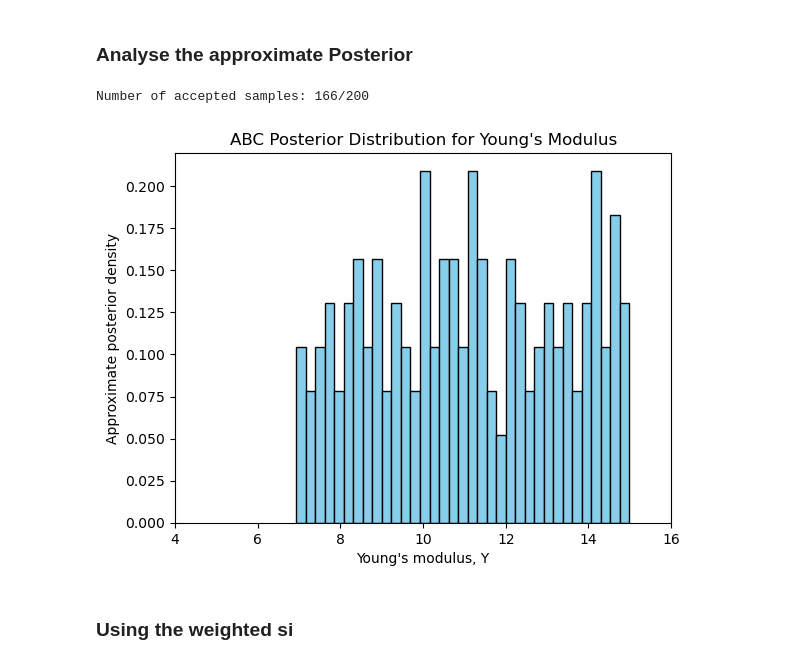
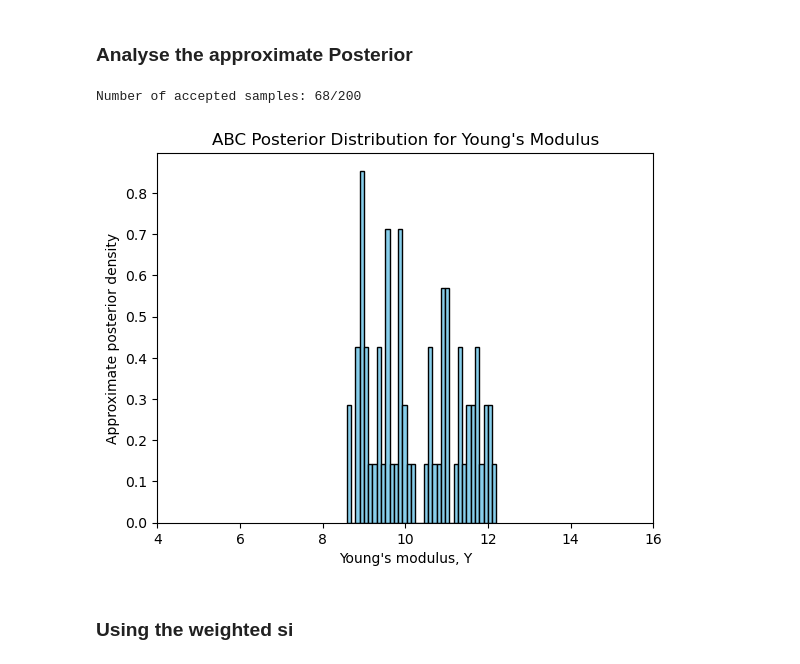
Before and after one commit to lusxvr/bayesian_parameter_identification, a Jupyter notebook: Bayesian_Parameter_Identification.ipynb, the cells around one changed output. Saved outputs shown, nothing was run; the diff lists cells and outputs as text; code cells hidden in the pictures.

```diff
--- a/Bayesian_Parameter_Identification.ipynb
+++ b/Bayesian_Parameter_Identification.ipynb
@@ -430,3 +431,23 @@ def compute_distance(U1, U2, eps=1e-12):
     # Relative error (avoid division by zero in trivial cases)
     distance = diff_L2 / (ref_L2 + eps)
     return distance
+
+def compute_distance(U1, U2, eps=1e-12):
+    """
+    Computes a symmetric dimensionless distance between two displacement fields U1 and U2.
+
+    This function uses the Symmetric Mean Absolute Percentage Error (SMAPE) approach,
+    which is inherently symmetric.
+    """
+    # L^2 norm of each field
+    U1_L2 = df.sqrt(df.assemble(df.inner(U1, U1) * dV))
+    U2_L2 = df.sqrt(df.assemble(df.inner(U2, U2) * dV))
+
+    # L^2 norm of the difference
+    diff_L2 = df.sqrt(df.assemble(df.inner(U1 - U2, U1 - U2) * dV))
+
+    # Symmetric relative error (SMAPE-inspired)
+    # This divides the difference by the average of the two norms
+    distance = 2.0 * diff_L2 / (U1_L2 + U2_L2 + eps)
+
+    return distance
@@ -490,12 +511,18 @@ def ABC_rejection(U_obs, Y_min, Y_max, N_trials, epsilon, noise_mean, noise_sd):
         # Solve the forward model with the sampled Young modulus
         # Note: use init_U=True to reinitialize the displacement field at each iteration.
         #solve_nonlinear_model(mesh=mesh, boundaries_mf=boundaries_mf, bcs=bcs, U=U, Y=Y_sample, nu=nu, P=P_obs, init_U=True)
-        solve_linear_model(mesh=mesh, boundaries_mf=boundaries_mf, bcs=bcs, U=U, Y=Y_sample, nu=nu, P=P_obs, init_U=True)
+        #solve_linear_model(mesh=mesh, boundaries_mf=boundaries_mf, bcs=bcs, U=U, Y=Y_sample, nu=nu, P=P_obs, init_U=True)
         # Generate the noise
-        U.vector()[:] += numpy.random.normal(loc=noise_mean, scale=noise_sd, size=U.vector().get_local().shape)
+        #U.vector()[:] += numpy.random.normal(loc=noise_mean, scale=noise_sd, size=U.vector().get_local().shape)
+        # Compute the discrepancy between the current simulation and the observed data
+        #d = compute_distance(U, U_obs)
 
-        # Compute the discrepancy between the current simulation and the observed data
-        d = compute_distance(U, U_obs)
+        U_trial = df.Function(U_obs.function_space())
+        U_trial.assign(U_obs)
+        U_trial.vector()[:] *= Y_sample/true_Y
+        U_trial.vector()[:] += numpy.random.normal(loc=noise_mean, scale=noise_sd, size=U.vector().get_local().shape)
+        d = compute_distance(U_trial, U_obs)
+
 
         # Accept the sample if the error is below the threshold epsilon
         if d < epsilon:
@@ -513,22 +540,22 @@ def ABC_rejection(U_obs, Y_min, Y_max, N_trials, epsilon, noise_mean, noise_sd):
 # %%
 # Number of trials and acceptance threshold (tune epsilon as needed)
 N_trials = 200
-epsilon = 0.5  # adjust this threshold to control the acceptance rate
+epsilon = 0.25  # adjust this threshold to control the acceptance rate
 
 accepted_Y, accepted_distances = ABC_rejection(U_obs, Y_min, Y_max, N_trials, epsilon, noise_mean, noise_sd)
 
 print(f"Number of accepted samples: {len(accepted_Y)}/{N_trials}", )
 
 # Plot the histogram of accepted Young modulus values
 plt.hist(accepted_Y, bins=35, density=True, color="skyblue", edgecolor="black")
 plt.xlabel("Young's modulus, Y")
 plt.ylabel("Approximate posterior density")
 plt.title("ABC Posterior Distribution for Young's Modulus")
 plt.xlim(Y_min-1, Y_max+1)  # Force x-axis to always span from Y_min to Y_max
 plt.show();
 # %% [output]
-Number of accepted samples: 166/200
+Number of accepted samples: 68/200
-[figure, old version]
+[figure, new version]
 # %% [markdown]
 ### Using the weighted si
 # %%
```
Also changed, not shown: parts of 46 cells of this notebook.
